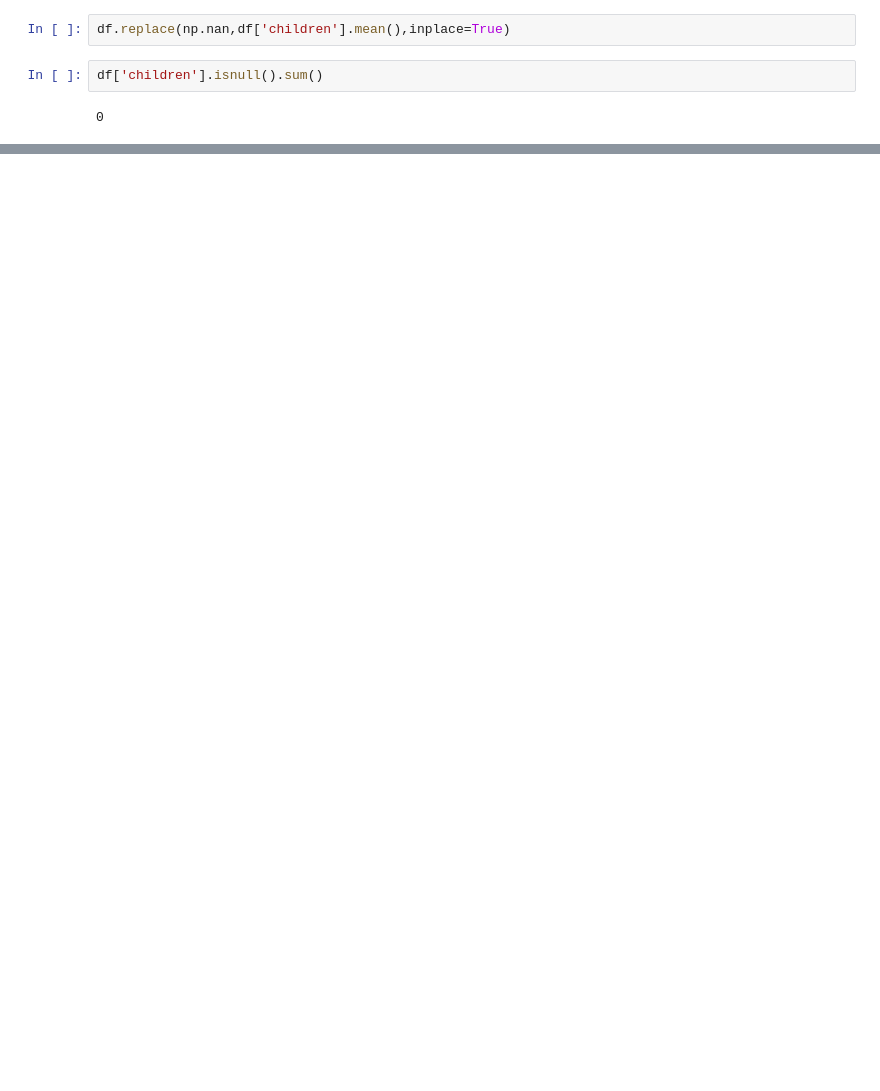
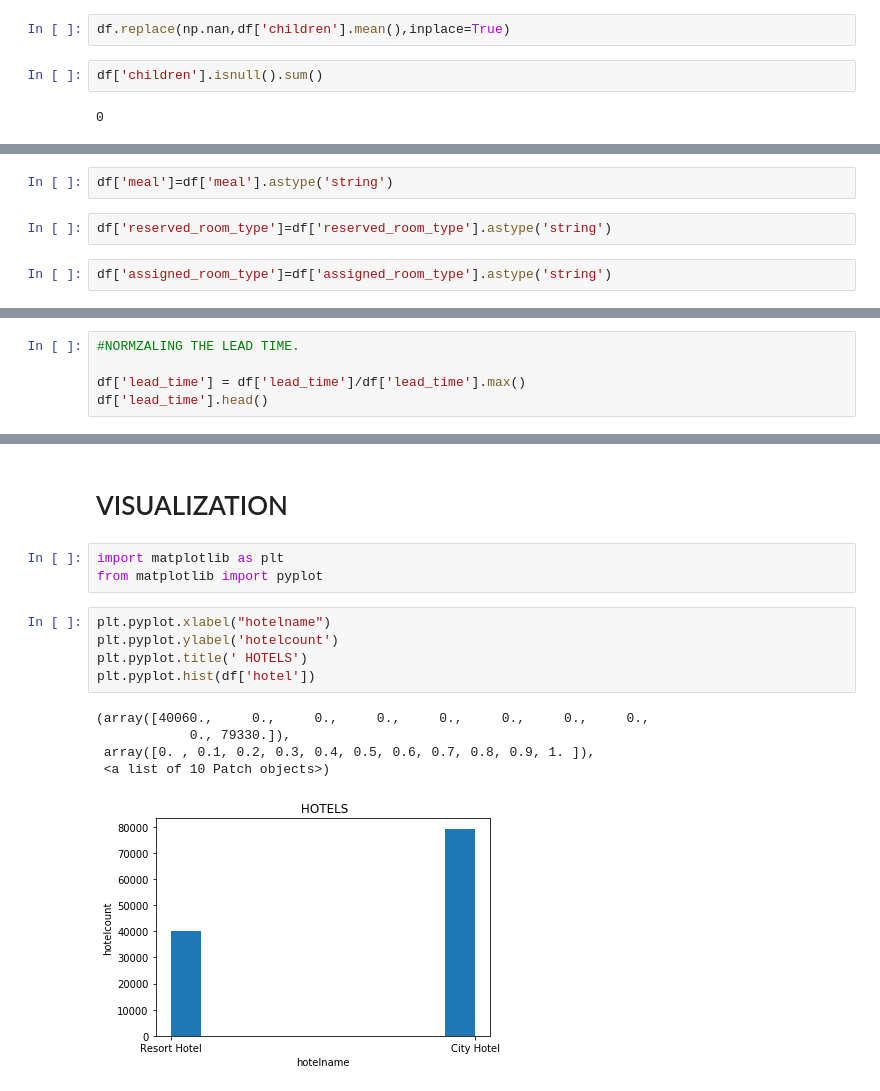
Before and after one commit to Arslaan0124/BigData-Project-1, a Jupyter notebook: project.ipynb, the cells around one changed output, grey strips where cells are left out. Saved outputs shown, nothing was run; the diff lists cells and outputs as text; blank space fills up the shorter version.

```diff
--- a/project.ipynb
+++ b/project.ipynb
@@ -176,0 +280,6 @@ dtype: int64
+# %%
+df['meal']=df['meal'].astype('string')
+# %%
+df['reserved_room_type']=df['reserved_room_type'].astype('string')
+# %%
+df['assigned_room_type']=df['assigned_room_type'].astype('string')
@@ -176,0 +318,5 @@ dtype: int64
+# %%
+#NORMZALING THE LEAD TIME.
+
+df['lead_time'] = df['lead_time']/df['lead_time'].max()
+df['lead_time'].head()
@@ -176,0 +340,16 @@ dtype: int64
+# %% [markdown]
+# VISUALIZATION
+# %%
+import matplotlib as plt
+from matplotlib import pyplot
+# %%
+plt.pyplot.xlabel("hotelname")
+plt.pyplot.ylabel('hotelcount')
+plt.pyplot.title(' HOTELS')
+plt.pyplot.hist(df['hotel'])
+# %% [output]
+(array([40060.,     0.,     0.,     0.,     0.,     0.,     0.,     0.,
+            0., 79330.]),
+ array([0. , 0.1, 0.2, 0.3, 0.4, 0.5, 0.6, 0.7, 0.8, 0.9, 1. ]),
+ <a list of 10 Patch objects>)
+[figure, added]
```
Also changed, not shown: parts of 77 cells of this notebook.
